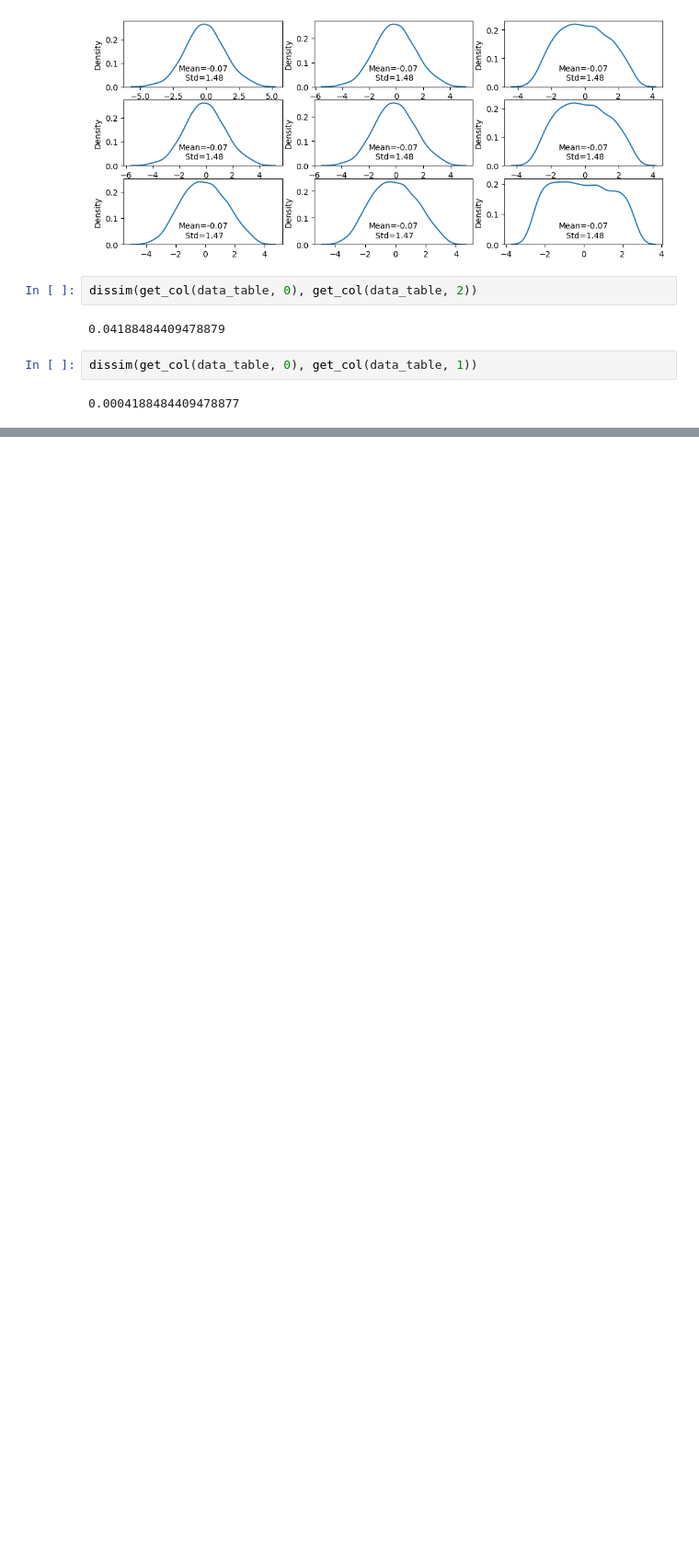
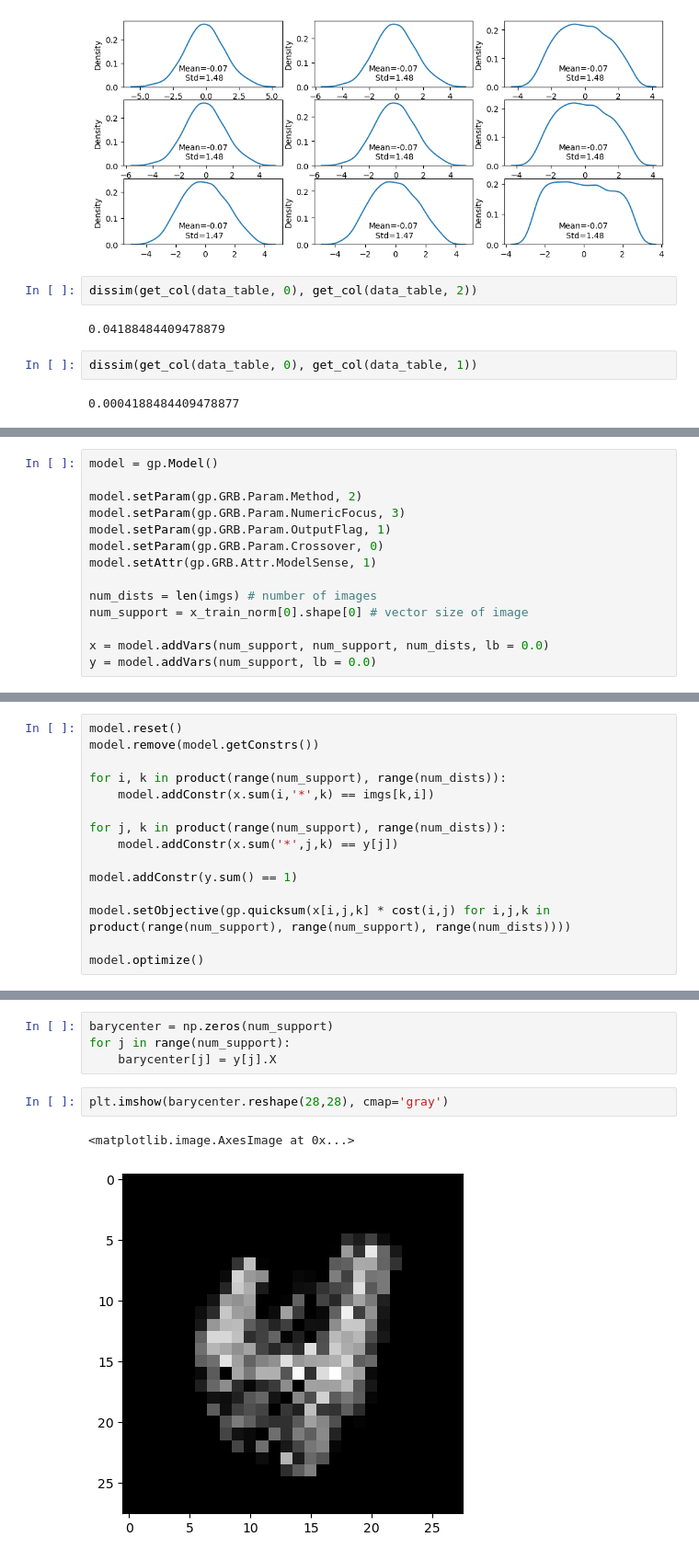
Before and after one commit to jacobf18/Dist-NN, a Jupyter notebook: nearest_neighbors.ipynb, the cells around one changed output, grey strips where cells are left out. Shown at 92% size. Saved outputs shown, nothing was run; the diff lists cells and outputs as text; blank space fills up the shorter version.

Commit message:
updated with 2d dists

```diff
--- a/nearest_neighbors.ipynb
+++ b/nearest_neighbors.ipynb
@@ -605,0 +740,14 @@ dissim(get_col(data_table, 0), get_col(data_table, 1))
+# %%
+model = gp.Model()
+
+model.setParam(gp.GRB.Param.Method, 2)
+model.setParam(gp.GRB.Param.NumericFocus, 3)
+model.setParam(gp.GRB.Param.OutputFlag, 1)
+model.setParam(gp.GRB.Param.Crossover, 0)
+model.setAttr(gp.GRB.Attr.ModelSense, 1)
+
+num_dists = len(imgs) # number of images
+num_support = x_train_norm[0].shape[0] # vector size of image
+
+x = model.addVars(num_support, num_support, num_dists, lb = 0.0)
+y = model.addVars(num_support, lb = 0.0)
@@ -605,0 +758,15 @@ dissim(get_col(data_table, 0), get_col(data_table, 1))
+# %%
+model.reset()
+model.remove(model.getConstrs())
+
+for i, k in product(range(num_support), range(num_dists)):
+    model.addConstr(x.sum(i,'*',k) == imgs[k,i])
+
+for j, k in product(range(num_support), range(num_dists)):
+    model.addConstr(x.sum('*',j,k) == y[j])
+
+model.addConstr(y.sum() == 1)
+
+model.setObjective(gp.quicksum(x[i,j,k] * cost(i,j) for i,j,k in product(range(num_support), range(num_support), range(num_dists))))
+
+model.optimize()
@@ -605,0 +791,9 @@ dissim(get_col(data_table, 0), get_col(data_table, 1))
+# %%
+barycenter = np.zeros(num_support)
+for j in range(num_support):
+    barycenter[j] = y[j].X
+# %%
+plt.imshow(barycenter.reshape(28,28), cmap='gray')
+# %% [output]
+<matplotlib.image.AxesImage at 0x...>
+[figure, added]
```
Also changed, not shown: parts of 53 cells of this notebook, 2 other files.
